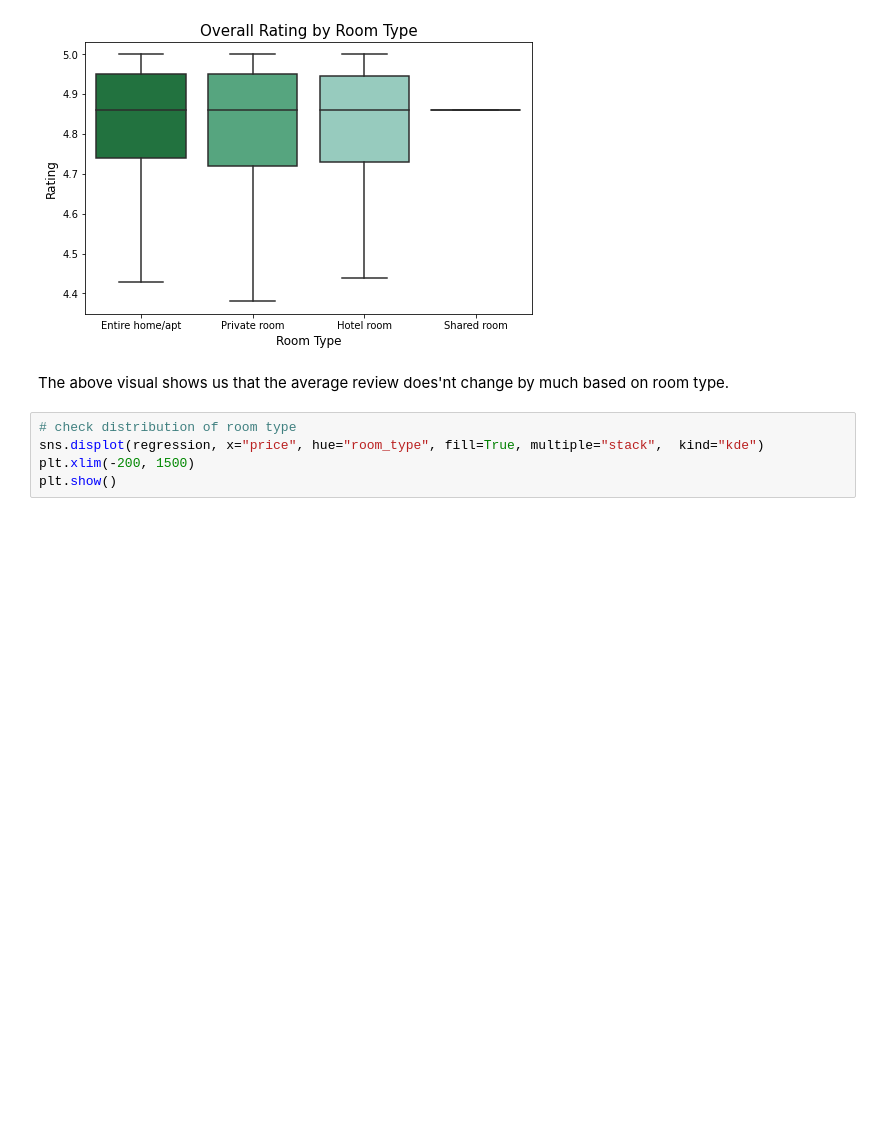
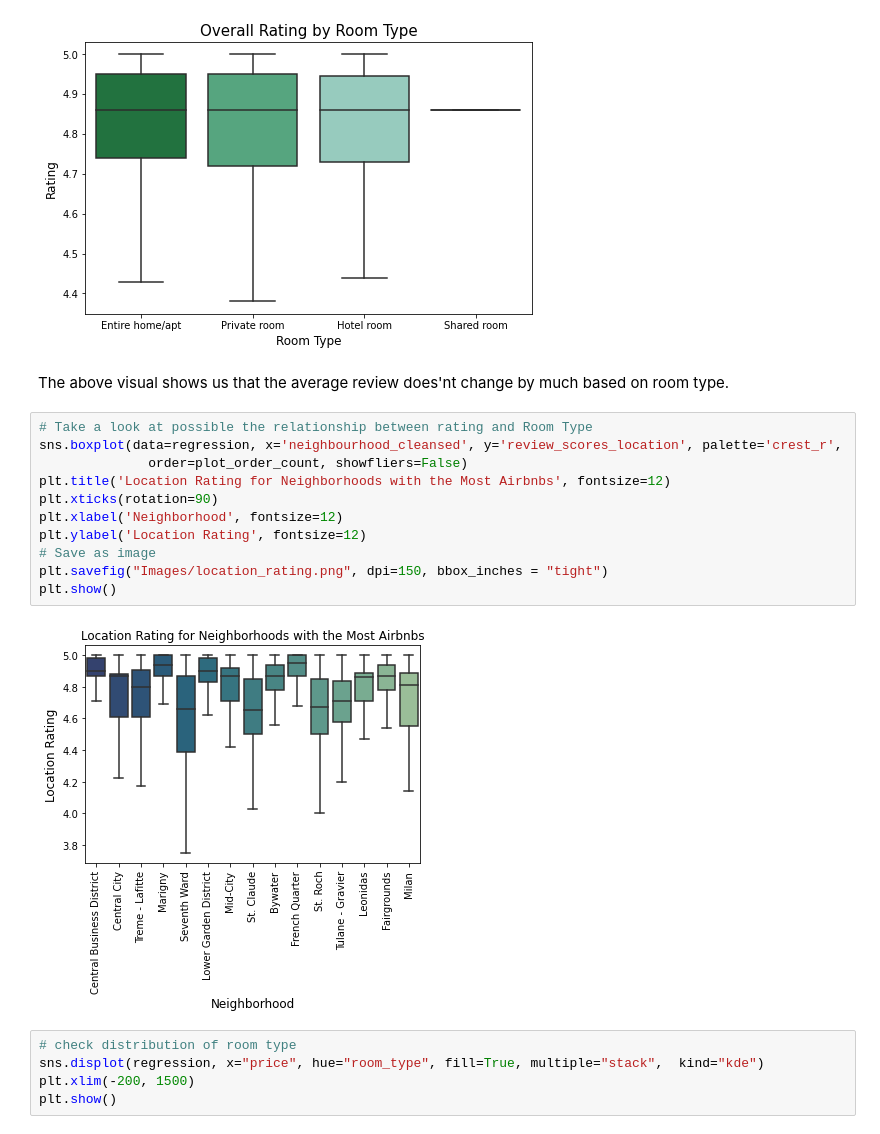
Before and after one commit to rachelfein/capstone, a Jupyter notebook: Exploratory_Data_Analysis.ipynb, the cells around one changed output. Cells and saved outputs as stored; diff of their text form; blank space fills up the shorter version.

```diff
--- a/Exploratory_Data_Analysis.ipynb
+++ b/Exploratory_Data_Analysis.ipynb
@@ -967,6 +1009,19 @@ plt.show()
 [figure]
 # %% [markdown]
 The above visual shows us that the average review does'nt change by much based on room type.
+# %%
+# Take a look at possible the relationship between rating and Room Type
+sns.boxplot(data=regression, x='neighbourhood_cleansed', y='review_scores_location', palette='crest_r',
+              order=plot_order_count, showfliers=False)
+plt.title('Location Rating for Neighborhoods with the Most Airbnbs', fontsize=12)
+plt.xticks(rotation=90)
+plt.xlabel('Neighborhood', fontsize=12)
+plt.ylabel('Location Rating', fontsize=12)
+# Save as image
+plt.savefig("Images/location_rating.png", dpi=150, bbox_inches = "tight")
+plt.show()
+# %% [output]
+[figure, added]
 # %%
 # check distribution of room type
 sns.displot(regression, x="price", hue="room_type", fill=True, multiple="stack",  kind="kde")
```
Also changed, not shown: parts of 11 cells of this notebook, 7 other files.
